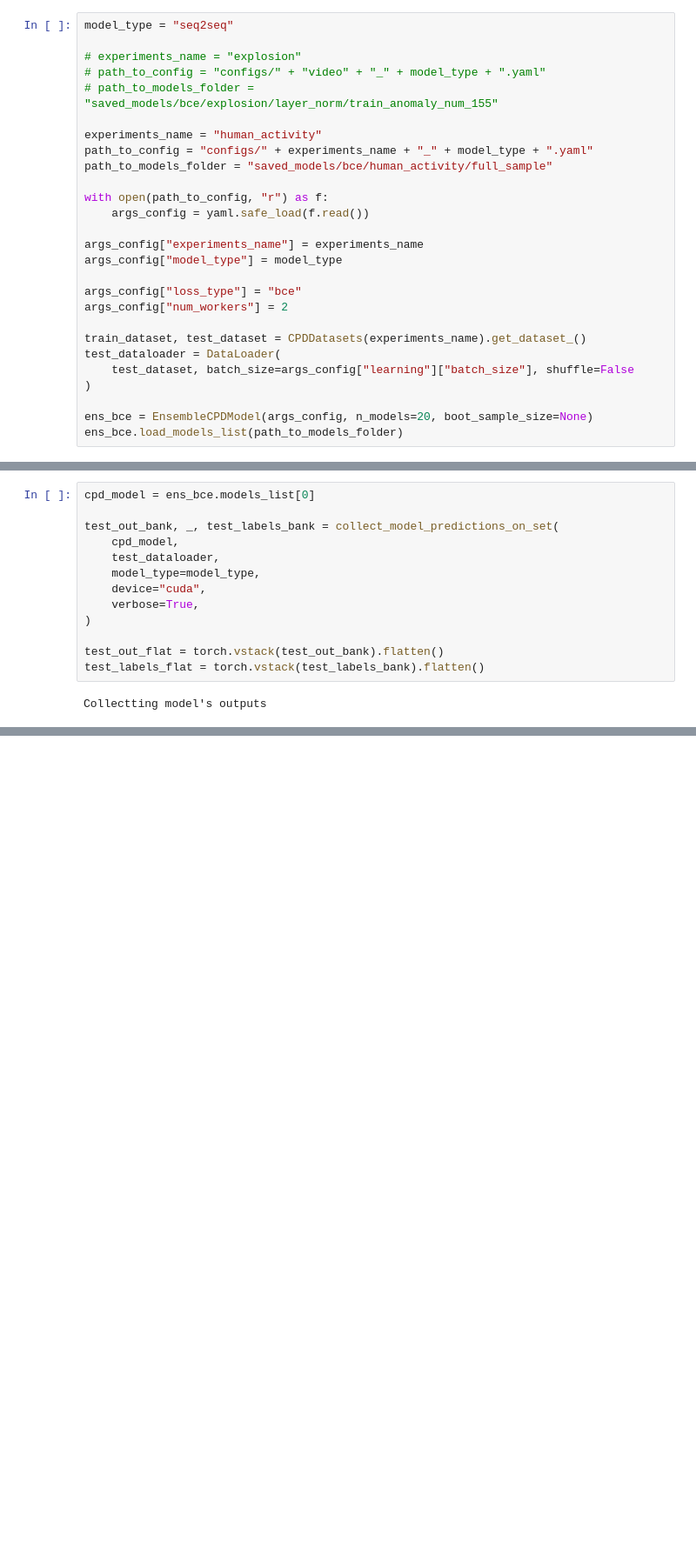
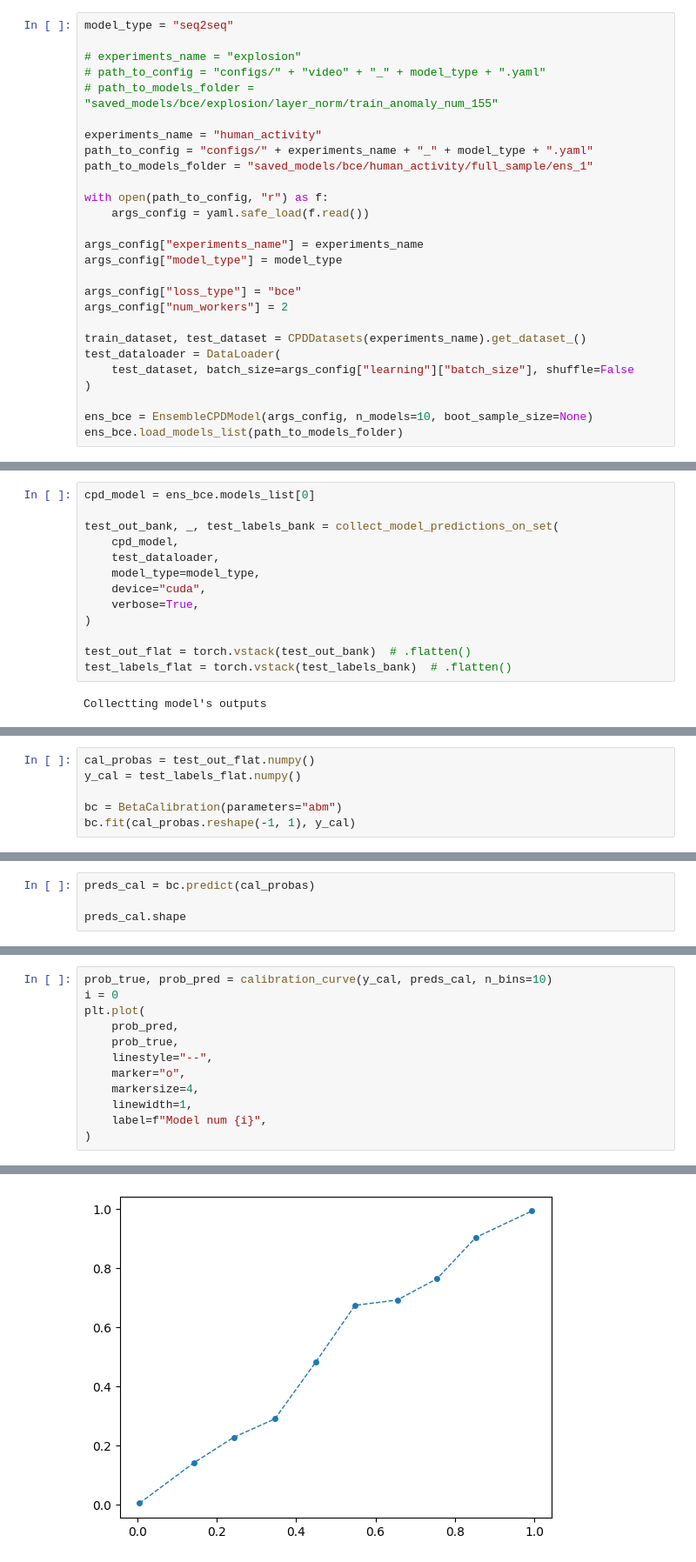
Before and after one commit to stalex2902/uncertainty-aware-cpd, a Jupyter notebook: notebooks/calibration.ipynb, the cells around one changed output, grey strips where cells are left out. Shown at 87% size. Drawn from its saved outputs; the diff is of its cells as text; blank space fills up the shorter version.

Commit message:
update calibration

```diff
--- a/notebooks/calibration.ipynb
+++ b/notebooks/calibration.ipynb
@@ -1416,7 +1415,7 @@ model_type = "seq2seq"
 
 experiments_name = "human_activity"
 path_to_config = "configs/" + experiments_name + "_" + model_type + ".yaml"
-path_to_models_folder = "saved_models/bce/human_activity/full_sample"
+path_to_models_folder = "saved_models/bce/human_activity/full_sample/ens_1"
 
 with open(path_to_config, "r") as f:
     args_config = yaml.safe_load(f.read())
@@ -1432,7 +1431,7 @@ test_dataloader = DataLoader(
     test_dataset, batch_size=args_config["learning"]["batch_size"], shuffle=False
 )
 
-ens_bce = EnsembleCPDModel(args_config, n_models=20, boot_sample_size=None)
+ens_bce = EnsembleCPDModel(args_config, n_models=10, boot_sample_size=None)
 ens_bce.load_models_list(path_to_models_folder)
 # %%
 from betacal import BetaCalibration
@@ -1449,7 +1448,7 @@ test_out_bank, _, test_labels_bank = collect_model_predictions_on_set(
     verbose=True,
 )
 
-test_out_flat = torch.vstack(test_out_bank).flatten()
-test_labels_flat = torch.vstack(test_labels_bank).flatten()
+test_out_flat = torch.vstack(test_out_bank)  # .flatten()
+test_labels_flat = torch.vstack(test_labels_bank)  # .flatten()
 # %% [output]
 Collectting model's outputs
@@ -1455,0 +1459,6 @@ Collectting model's outputs
+# %%
+cal_probas = test_out_flat.numpy()
+y_cal = test_labels_flat.numpy()
+
+bc = BetaCalibration(parameters="abm")
+bc.fit(cal_probas.reshape(-1, 1), y_cal)
@@ -1455,0 +1467,4 @@ Collectting model's outputs
+# %%
+preds_cal = bc.predict(cal_probas)
+
+preds_cal.shape
@@ -1455,0 +1479,13 @@ Collectting model's outputs
+# %%
+prob_true, prob_pred = calibration_curve(y_cal, preds_cal, n_bins=10)
+i = 0
+plt.plot(
+    prob_pred,
+    prob_true,
+    linestyle="--",
+    marker="o",
+    markersize=4,
+    linewidth=1,
+    label=f"Model num {i}",
+)
+# %% [output]
@@ -1455,0 +1493 @@ Collectting model's outputs
+[figure, added]
```
Also changed, not shown: parts of 14 cells of this notebook, 2 other files.
